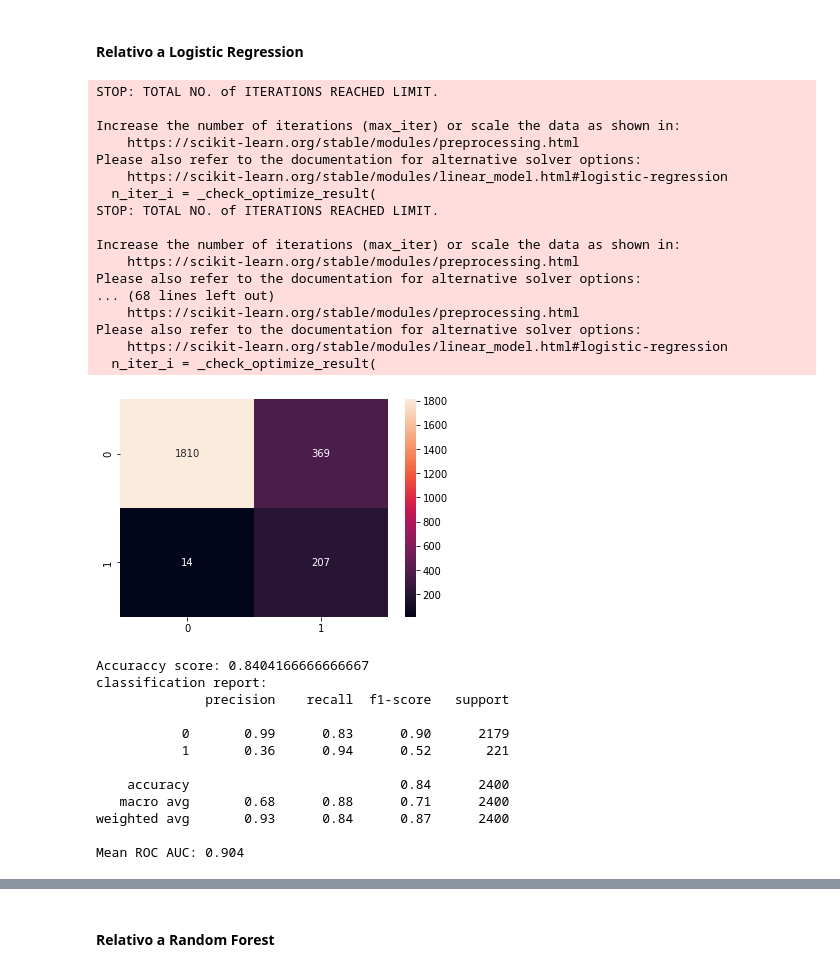
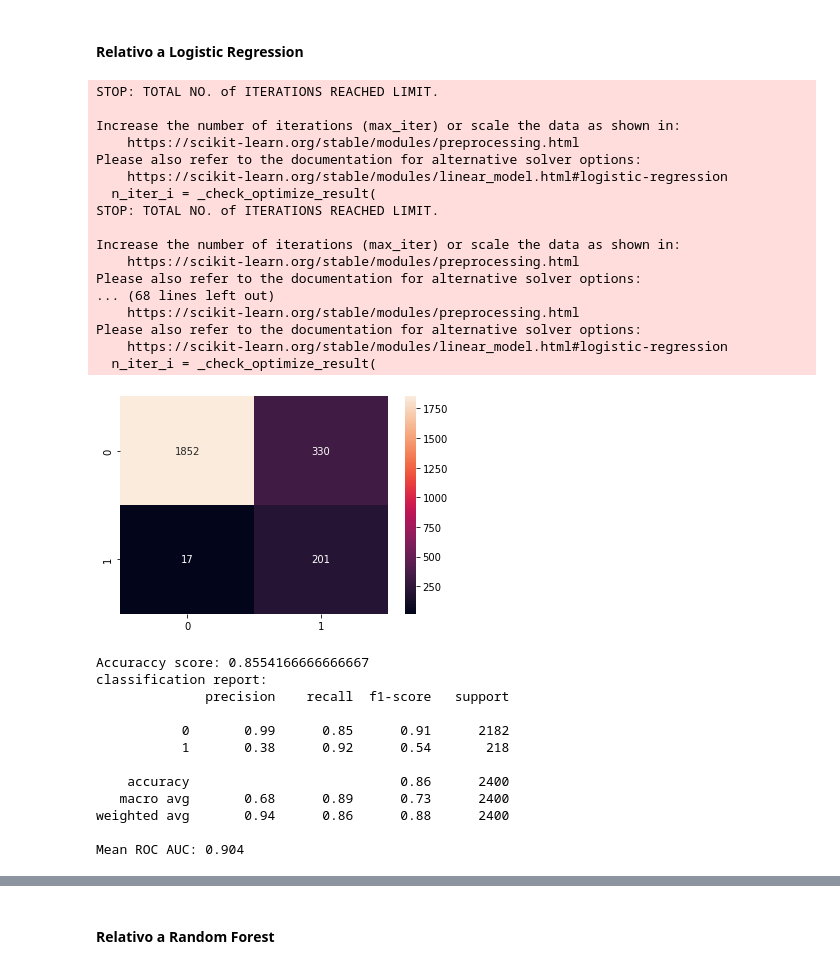
Before and after one commit to lusilve44/Final-Project-4Geeks, a Jupyter notebook: src/explore.ipynb, the cells around one changed output, grey strips where cells are left out. Cells and saved outputs as stored; diff of their text form; code cells hidden in the pictures.

```diff
--- a/src/explore.ipynb
+++ b/src/explore.ipynb
@@ -652,43 +644,40 @@ Fuente: https://machinelearningmastery.com/bagging-and-random-forest-for-imbalan
 #### Relativo a Logistic Regression
 # %%
 #1)Penalizacion
-
-rfecv = RFECV(estimator=LogisticRegression(), step=1, cv=10, scoring='accuracy')
-rfecv.fit(X, y)
 
 lr_pen = LogisticRegression(C=1.0,penalty='l2',random_state=1,solver="newton-cg",class_weight="balanced", max_iter=10000)
 lr_pen.fit(X_train, y_train)
 
 pred_y = lr_pen.predict(X_valid)
 modelAnalysis(lr_pen, pred_y)
 # %% [output]
 STOP: TOTAL NO. of ITERATIONS REACHED LIMIT.
 
 Increase the number of iterations (max_iter) or scale the data as shown in:
     https://scikit-learn.org/stable/modules/preprocessing.html
 Please also refer to the documentation for alternative solver options:
     https://scikit-learn.org/stable/modules/linear_model.html#logistic-regression
   n_iter_i = _check_optimize_result(
 STOP: TOTAL NO. of ITERATIONS REACHED LIMIT.
 
 Increase the number of iterations (max_iter) or scale the data as shown in:
     https://scikit-learn.org/stable/modules/preprocessing.html
 Please also refer to the documentation for alternative solver options:
 ... (68 lines left out)
     https://scikit-learn.org/stable/modules/preprocessing.html
 Please also refer to the documentation for alternative solver options:
     https://scikit-learn.org/stable/modules/linear_model.html#logistic-regression
   n_iter_i = _check_optimize_result(
-[figure, old version]
+[figure, new version]
-Accuraccy score: 0.8404166666666667
+Accuraccy score: 0.8554166666666667
 classification report:
               precision    recall  f1-score   support
 
-           0       0.99      0.83      0.90      2179
-           1       0.36      0.94      0.52       221
+           0       0.99      0.85      0.91      2182
+           1       0.38      0.92      0.54       218
 
-    accuracy                           0.84      2400
-   macro avg       0.68      0.88      0.71      2400
-weighted avg       0.93      0.84      0.87      2400
+    accuracy                           0.86      2400
+   macro avg       0.68      0.89      0.73      2400
+weighted avg       0.94      0.86      0.88      2400
 
 Mean ROC AUC: 0.904
```
Also changed, not shown: parts of 78 cells of this notebook, 2 other files.
